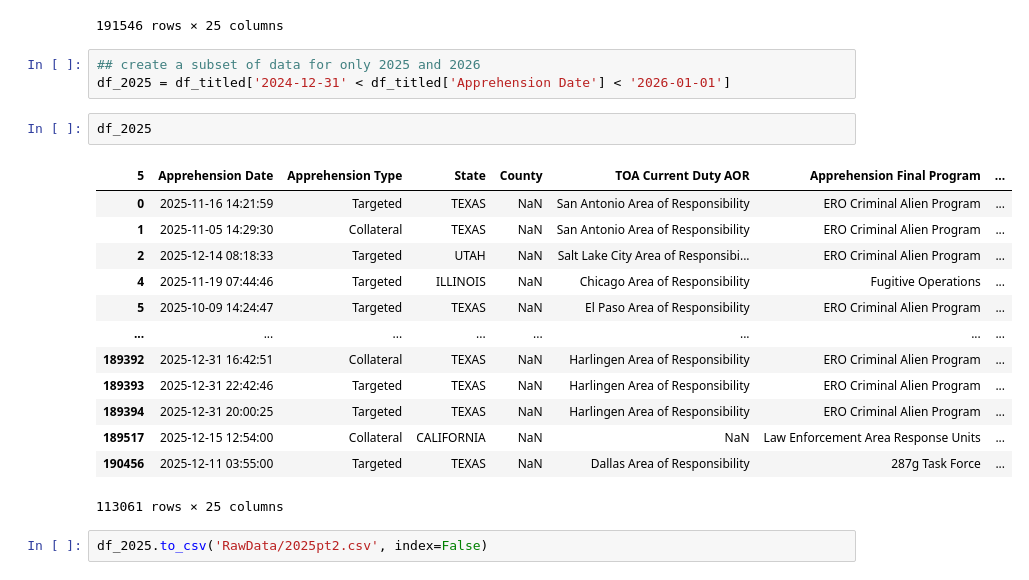
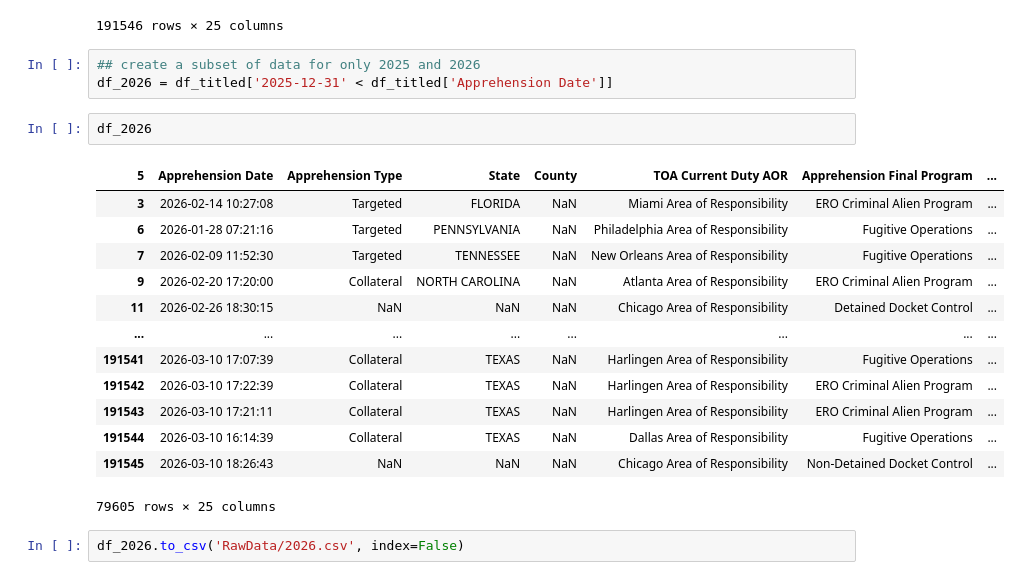
Before and after one commit to sajinashresthacoding/ICEarrests-Albany, a Jupyter notebook: ICE arrests-2024-2025-2026.ipynb, the cells around one changed output. Cells and saved outputs as stored; diff of their text form.

```diff
--- a/ICE arrests-2024-2025-2026.ipynb
+++ b/ICE arrests-2024-2025-2026.ipynb
@@ -97,22 +97,22 @@ df_titled
 191546 rows × 25 columns
 # %%
 ## create a subset of data for only 2025 and 2026
-df_2025 = df_titled['2024-12-31' < df_titled['Apprehension Date'] < '2026-01-01']
+df_2026 = df_titled['2025-12-31' < df_titled['Apprehension Date']]
 # %%
-df_2025
+df_2026
 # %% [output]
 | 5 | Apprehension Date | Apprehension Type | State | County | TOA Current Duty AOR | Apprehension Final Program | ... |
-| 0 | 2025-11-16 14:21:59 | Targeted | TEXAS | NaN | San Antonio Area of Responsibility | ERO Criminal Alien Program | ... |
-| 1 | 2025-11-05 14:29:30 | Collateral | TEXAS | NaN | San Antonio Area of Responsibility | ERO Criminal Alien Program | ... |
-| 2 | 2025-12-14 08:18:33 | Targeted | UTAH | NaN | Salt Lake City Area of Responsibi... | ERO Criminal Alien Program | ... |
-| 4 | 2025-11-19 07:44:46 | Targeted | ILLINOIS | NaN | Chicago Area of Responsibility | Fugitive Operations | ... |
-| 5 | 2025-10-09 14:24:47 | Targeted | TEXAS | NaN | El Paso Area of Responsibility | ERO Criminal Alien Program | ... |
+| 3 | 2026-02-14 10:27:08 | Targeted | FLORIDA | NaN | Miami Area of Responsibility | ERO Criminal Alien Program | ... |
+| 6 | 2026-01-28 07:21:16 | Targeted | PENNSYLVANIA | NaN | Philadelphia Area of Responsibility | Fugitive Operations | ... |
+| 7 | 2026-02-09 11:52:30 | Targeted | TENNESSEE | NaN | New Orleans Area of Responsibility | Fugitive Operations | ... |
+| 9 | 2026-02-20 17:20:00 | Collateral | NORTH CAROLINA | NaN | Atlanta Area of Responsibility | ERO Criminal Alien Program | ... |
+| 11 | 2026-02-26 18:30:15 | NaN | NaN | NaN | Chicago Area of Responsibility | Detained Docket Control | ... |
 | ... | ... | ... | ... | ... | ... | ... | ... |
-| 189392 | 2025-12-31 16:42:51 | Collateral | TEXAS | NaN | Harlingen Area of Responsibility | ERO Criminal Alien Program | ... |
-| 189393 | 2025-12-31 22:42:46 | Targeted | TEXAS | NaN | Harlingen Area of Responsibility | ERO Criminal Alien Program | ... |
-| 189394 | 2025-12-31 20:00:25 | Targeted | TEXAS | NaN | Harlingen Area of Responsibility | ERO Criminal Alien Program | ... |
-| 189517 | 2025-12-15 12:54:00 | Collateral | CALIFORNIA | NaN | NaN | Law Enforcement Area Response Units | ... |
-| 190456 | 2025-12-11 03:55:00 | Targeted | TEXAS | NaN | Dallas Area of Responsibility | 287g Task Force | ... |
+| 191541 | 2026-03-10 17:07:39 | Collateral | TEXAS | NaN | Harlingen Area of Responsibility | Fugitive Operations | ... |
+| 191542 | 2026-03-10 17:22:39 | Collateral | TEXAS | NaN | Harlingen Area of Responsibility | ERO Criminal Alien Program | ... |
+| 191543 | 2026-03-10 17:21:11 | Collateral | TEXAS | NaN | Harlingen Area of Responsibility | ERO Criminal Alien Program | ... |
+| 191544 | 2026-03-10 16:14:39 | Collateral | TEXAS | NaN | Dallas Area of Responsibility | Fugitive Operations | ... |
+| 191545 | 2026-03-10 18:26:43 | NaN | NaN | NaN | Chicago Area of Responsibility | Non-Detained Docket Control | ... |
-113061 rows × 25 columns
+79605 rows × 25 columns
 # %%
-df_2025.to_csv('RawData/2025pt2.csv', index=False)
+df_2026.to_csv('RawData/2026.csv', index=False)
```
Also changed, not shown: 3 other files.
